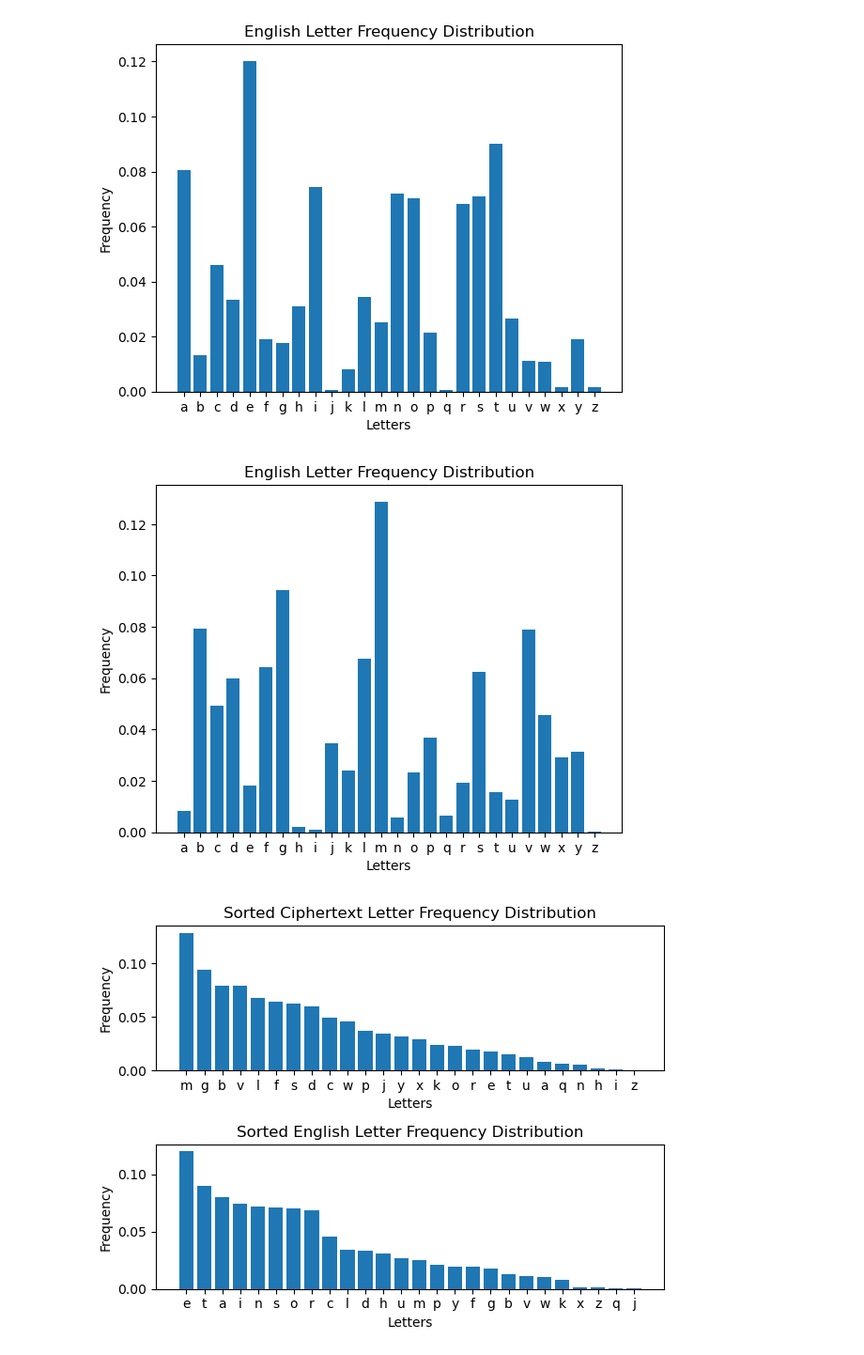
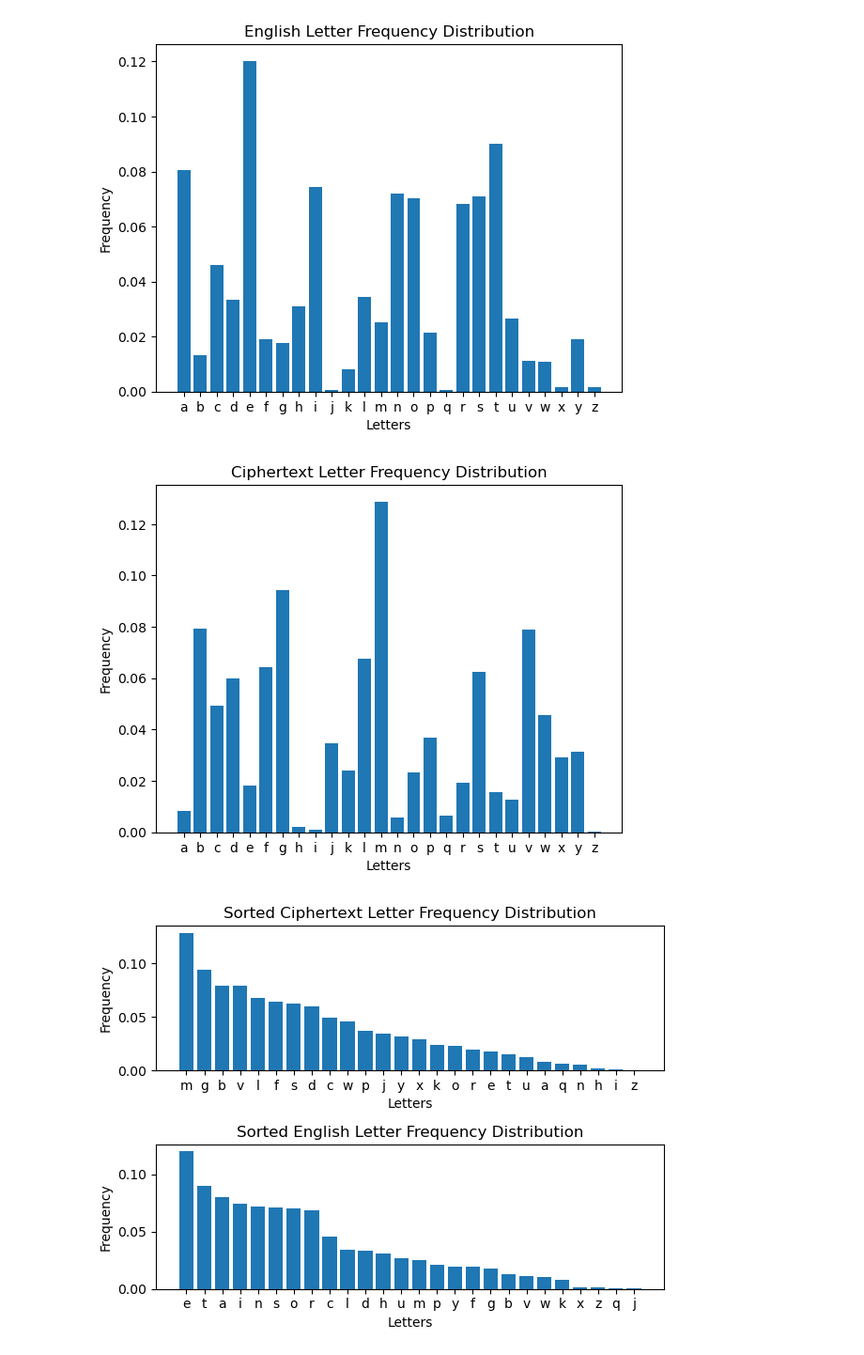
Before and after one commit to sudentrs/Elements-of-Applied-Data-Security, a Jupyter notebook: Assignment 1/assignment1-template.ipynb, the cells around one changed output. Shown at 94% size. Cells and saved outputs as stored; diff of their text form; code cells hidden in the pictures.

```diff
--- a/Assignment 1/assignment1-template.ipynb
+++ b/Assignment 1/assignment1-template.ipynb
@@ -217,11 +217,11 @@ plt.show()
 # %%
 plt.bar(letter_distribution(ciphertext).keys(), letter_distribution(ciphertext).values())
 plt.xlabel('Letters')
 plt.ylabel('Frequency')
-plt.title('English Letter Frequency Distribution')
+plt.title('Ciphertext Letter Frequency Distribution')
 plt.show()
 # %% [output]
-[figure, old version]
+[figure, new version]
 # %%
 sorted_ciphertext_distribution = dict(sorted(letter_distribution(ciphertext).items(), key=lambda item: item[1], reverse=True))
 sorted_english_distribution = dict(sorted(english_distribution.items(), key=lambda item: item[1], reverse=True))
```
Also changed, not shown: parts of 13 cells of this notebook.
